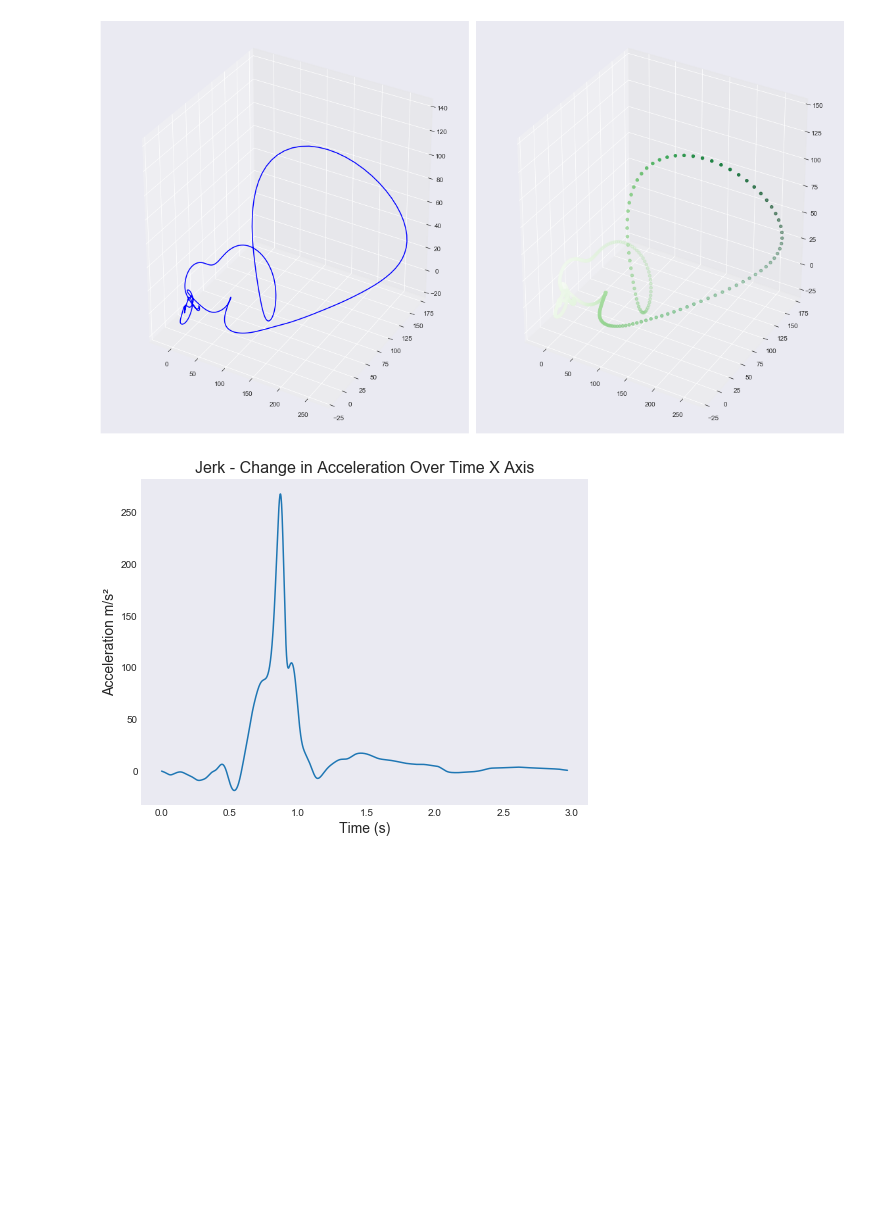
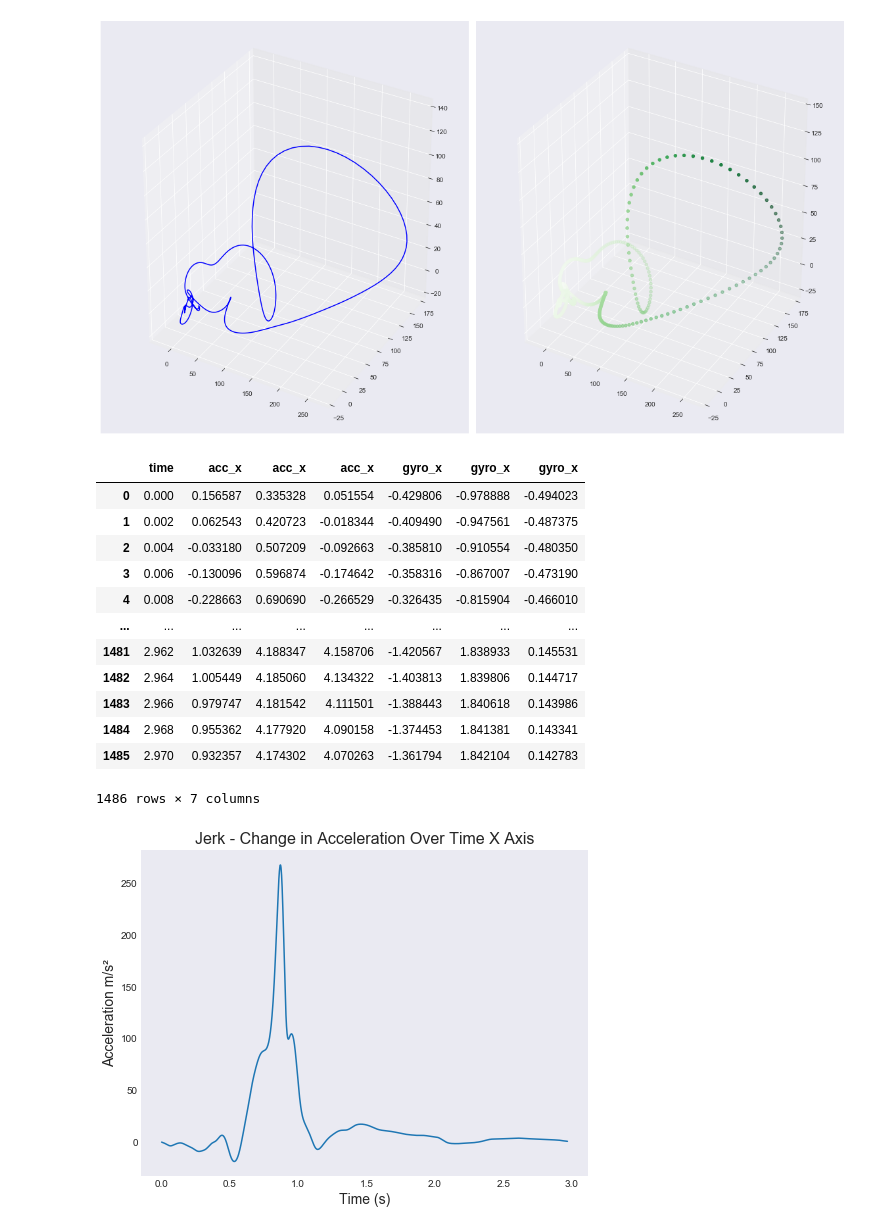
Before and after one commit to Gal-Gilor/Who-threw-that, a Jupyter notebook: accelerometer_eda.ipynb, the cells around one changed output. Drawn from its saved outputs; the diff is of its cells as text; code cells hidden in the pictures; blank space fills up the shorter version.

```diff
--- a/accelerometer_eda.ipynb
+++ b/accelerometer_eda.ipynb
@@ -187,5 +187,21 @@ ax.scatter3D(x, y, z, c=x, cmap='Greens')
 plt.tight_layout()
 # %% [output]
 [figure]
+# %%
+df
+# %% [output]
+|  | time | acc_x | acc_x | acc_x | gyro_x | gyro_x | gyro_x |
+| 0 | 0.000 | 0.156587 | 0.335328 | 0.051554 | -0.429806 | -0.978888 | -0.494023 |
+| 1 | 0.002 | 0.062543 | 0.420723 | -0.018344 | -0.409490 | -0.947561 | -0.487375 |
+| 2 | 0.004 | -0.033180 | 0.507209 | -0.092663 | -0.385810 | -0.910554 | -0.480350 |
+| 3 | 0.006 | -0.130096 | 0.596874 | -0.174642 | -0.358316 | -0.867007 | -0.473190 |
+| 4 | 0.008 | -0.228663 | 0.690690 | -0.266529 | -0.326435 | -0.815904 | -0.466010 |
+| ... | ... | ... | ... | ... | ... | ... | ... |
+| 1481 | 2.962 | 1.032639 | 4.188347 | 4.158706 | -1.420567 | 1.838933 | 0.145531 |
+| 1482 | 2.964 | 1.005449 | 4.185060 | 4.134322 | -1.403813 | 1.839806 | 0.144717 |
+| 1483 | 2.966 | 0.979747 | 4.181542 | 4.111501 | -1.388443 | 1.840618 | 0.143986 |
+| 1484 | 2.968 | 0.955362 | 4.177920 | 4.090158 | -1.374453 | 1.841381 | 0.143341 |
+| 1485 | 2.970 | 0.932357 | 4.174302 | 4.070263 | -1.361794 | 1.842104 | 0.142783 |
+1486 rows × 7 columns
 # %%
 # lets look at change of acceleration over time in every axis
```
Also changed, not shown: parts of 3 cells of this notebook.
